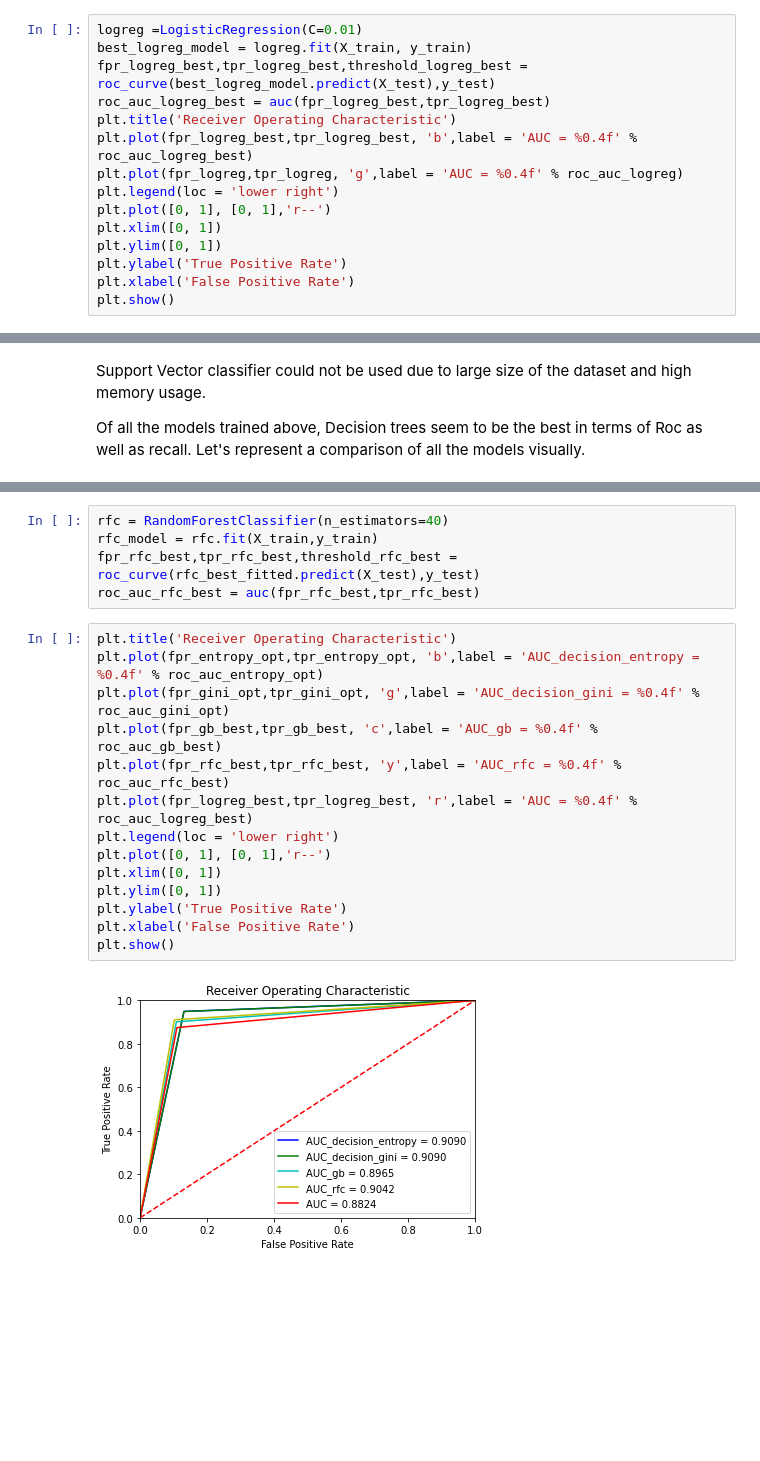
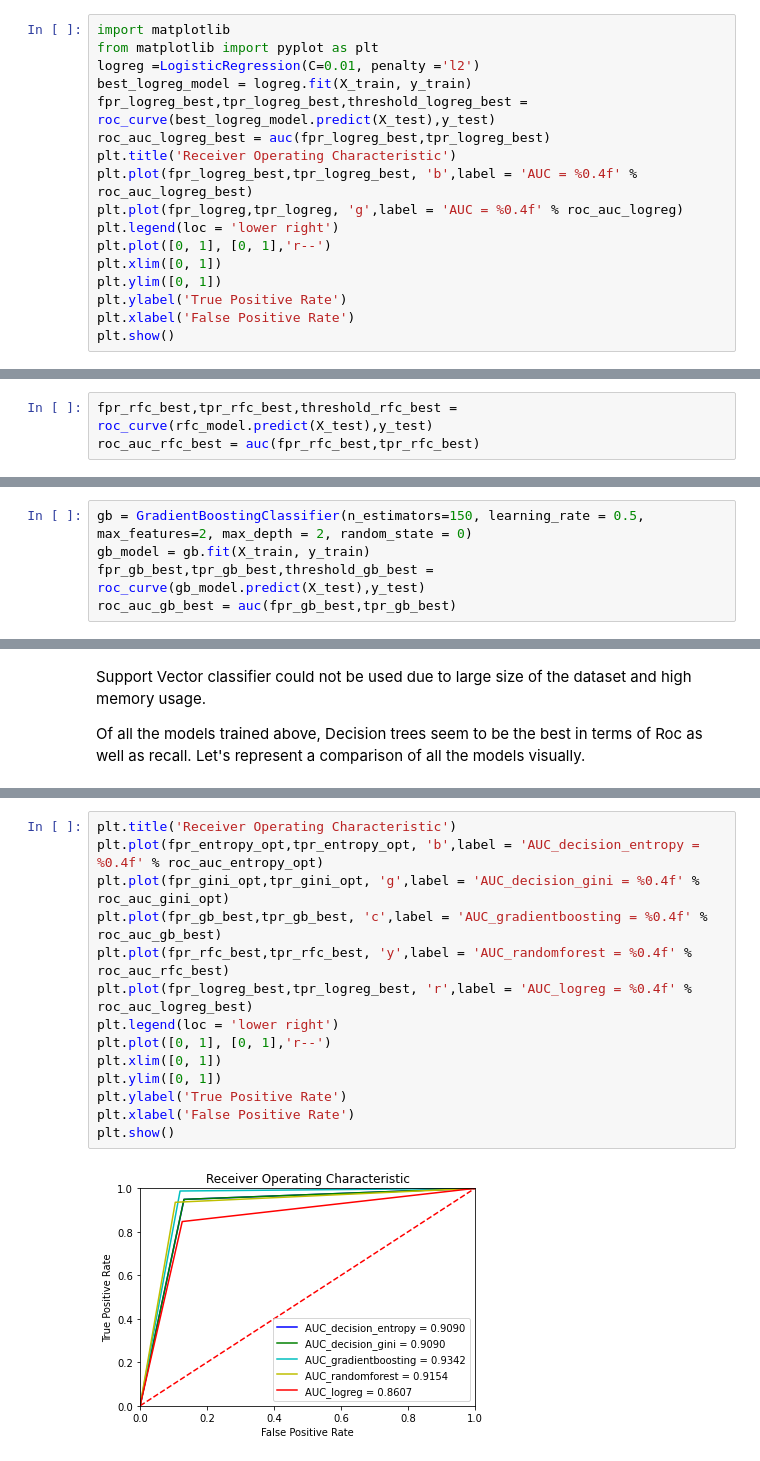
Before and after one commit to poojithabhat/Insurance-Cross-Sales-classification-Capstone, a Jupyter notebook: Modeling.ipynb, the cells around one changed output, grey strips where cells are left out. Drawn from its saved outputs; the diff is of its cells as text; blank space fills up the shorter version.

```diff
--- a/Modeling.ipynb
+++ b/Modeling.ipynb
@@ -130,7 +181,9 @@ With regularization value of 0.01 we can get an roc_auc of 0.774 on the model.
 
 Let's compare the logistic regression plot with the new plot of the optimized model.
 # %%
-logreg =LogisticRegression(C=0.01)
+import matplotlib
+from matplotlib import pyplot as plt
+logreg =LogisticRegression(C=0.01, penalty ='l2')
 best_logreg_model = logreg.fit(X_train, y_train)
 fpr_logreg_best,tpr_logreg_best,threshold_logreg_best = roc_curve(best_logreg_model.predict(X_test),y_test)
 roc_auc_logreg_best = auc(fpr_logreg_best,tpr_logreg_best)
@@ -328,2 +426,5 @@ The random forest classifier is giving a higher AUC of 0.96 in comparison to the
 Let's test this model on the test set.
+# %%
+fpr_rfc_best,tpr_rfc_best,threshold_rfc_best = roc_curve(rfc_model.predict(X_test),y_test)
+roc_auc_rfc_best = auc(fpr_rfc_best,tpr_rfc_best)
 # %%
@@ -378,0 +474,5 @@ Roc score:  0.8259306117763277
+# %%
+gb = GradientBoostingClassifier(n_estimators=150, learning_rate = 0.5, max_features=2, max_depth = 2, random_state = 0)
+gb_model = gb.fit(X_train, y_train)
+fpr_gb_best,tpr_gb_best,threshold_gb_best = roc_curve(gb_model.predict(X_test),y_test)
+roc_auc_gb_best = auc(fpr_gb_best,tpr_gb_best)
@@ -391,21 +502,16 @@ roc_auc_gb_best = auc(fpr_gb_best,tpr_gb_best)
-# %%
-rfc = RandomForestClassifier(n_estimators=40)
-rfc_model = rfc.fit(X_train,y_train)
-fpr_rfc_best,tpr_rfc_best,threshold_rfc_best = roc_curve(rfc_best_fitted.predict(X_test),y_test)
-roc_auc_rfc_best = auc(fpr_rfc_best,tpr_rfc_best)
 # %%
 plt.title('Receiver Operating Characteristic')
 plt.plot(fpr_entropy_opt,tpr_entropy_opt, 'b',label = 'AUC_decision_entropy = %0.4f' % roc_auc_entropy_opt)
 plt.plot(fpr_gini_opt,tpr_gini_opt, 'g',label = 'AUC_decision_gini = %0.4f' % roc_auc_gini_opt)
-plt.plot(fpr_gb_best,tpr_gb_best, 'c',label = 'AUC_gb = %0.4f' % roc_auc_gb_best)
-plt.plot(fpr_rfc_best,tpr_rfc_best, 'y',label = 'AUC_rfc = %0.4f' % roc_auc_rfc_best)
-plt.plot(fpr_logreg_best,tpr_logreg_best, 'r',label = 'AUC = %0.4f' % roc_auc_logreg_best)
+plt.plot(fpr_gb_best,tpr_gb_best, 'c',label = 'AUC_gradientboosting = %0.4f' % roc_auc_gb_best)
+plt.plot(fpr_rfc_best,tpr_rfc_best, 'y',label = 'AUC_randomforest = %0.4f' % roc_auc_rfc_best)
+plt.plot(fpr_logreg_best,tpr_logreg_best, 'r',label = 'AUC_logreg = %0.4f' % roc_auc_logreg_best)
 plt.legend(loc = 'lower right')
 plt.plot([0, 1], [0, 1],'r--')
 plt.xlim([0, 1])
 plt.ylim([0, 1])
 plt.ylabel('True Positive Rate')
 plt.xlabel('False Positive Rate')
 plt.show()
 # %% [output]
-[figure, old version]
+[figure, new version]
```
Also changed, not shown: parts of 46 cells of this notebook.
